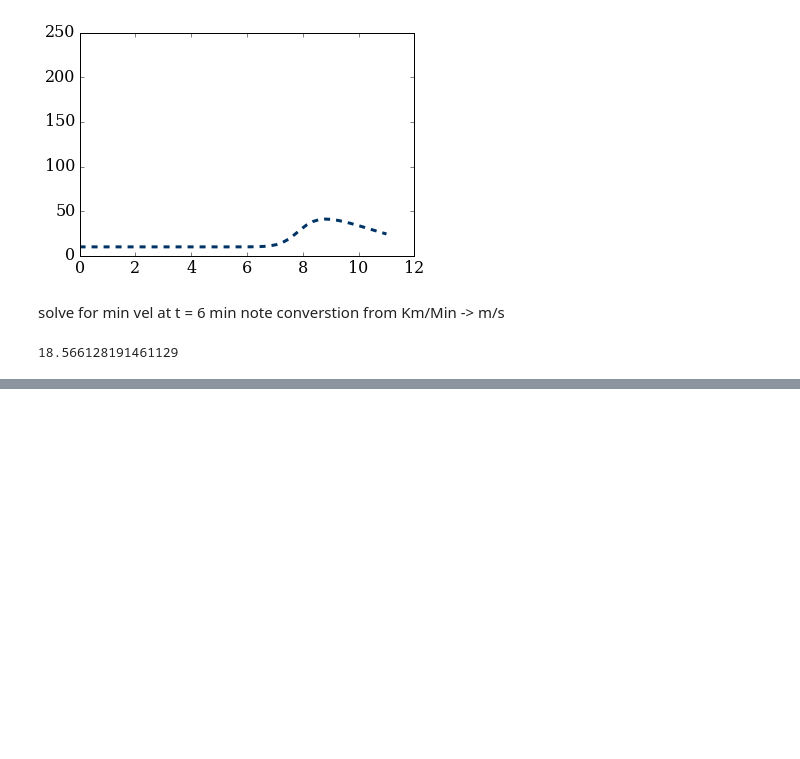
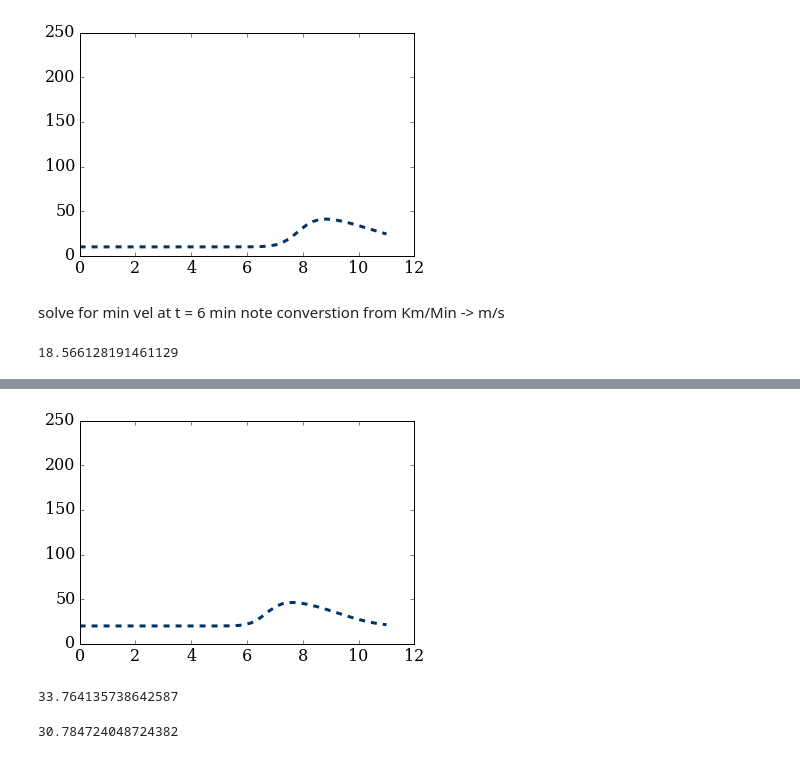
Before and after one commit to Dmphelps89/mae6286, a Jupyter notebook: workspace/Module_2_Assignment.ipynb, the cells around one changed output, grey strips where cells are left out. Cells and saved outputs as stored; diff of their text form; code cells hidden in the pictures; blank space fills up the shorter version.

```diff
--- a/workspace/Module_2_Assignment.ipynb
+++ b/workspace/Module_2_Assignment.ipynb
@@ -80,0 +105,14 @@ min(vel(rho0))*1000/60
+# %%
+backwardstep(rho0,50)
+pyplot.plot(x,rho0, color='#003366', ls='--', lw=3)
+pyplot.ylim(0,250);
+# %% [output]
+[figure, added]
+# %%
+sum(vel(rho0))/len(vel(rho0))*(1000/60)
+# %% [output]
+33.764135738642587
+# %%
+min(vel(rho0))*1000/60
+# %% [output]
+30.784724048724382
```
Also changed, not shown: parts of 7 cells of this notebook.
